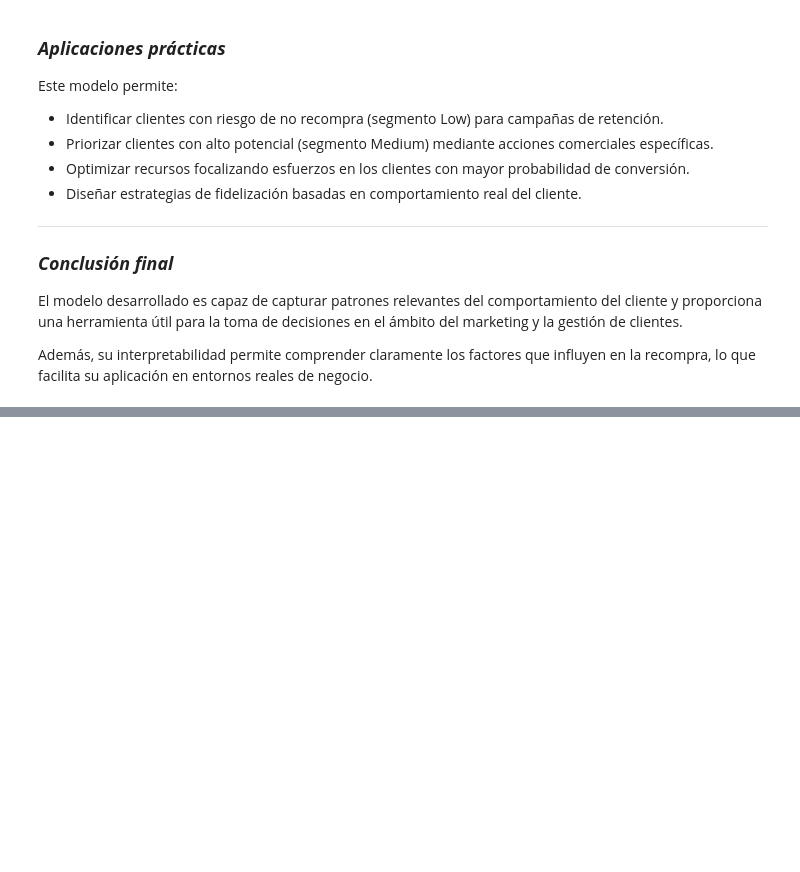
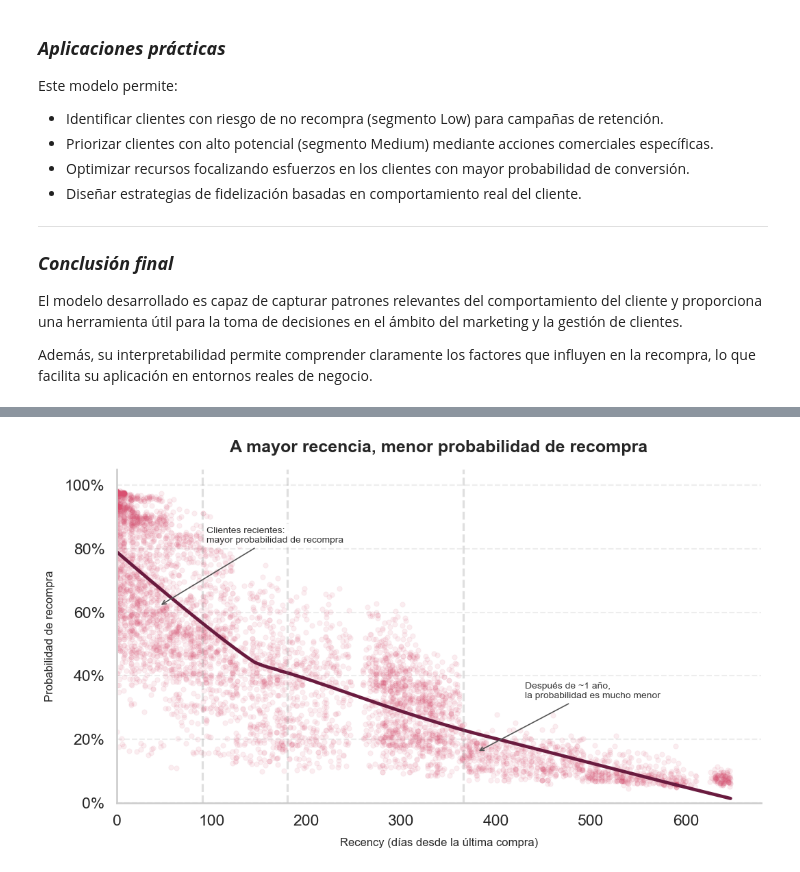
Before and after one commit to OscarFdz24/Proyecto_ML_Clientes_Oscar_Fernandez, a Jupyter notebook: modeloML_Logistica_LGBM.ipynb, the cells around one changed output, grey strips where cells are left out. Saved outputs shown, nothing was run; the diff lists cells and outputs as text; code cells hidden in the pictures; blank space fills up the shorter version.

```diff
--- a/modeloML_Logistica_LGBM.ipynb
+++ b/modeloML_Logistica_LGBM.ipynb
@@ -1811,0 +1928,74 @@ Además, su interpretabilidad permite comprender claramente los factores que inf
+# %%
+from matplotlib.ticker import PercentFormatter
+
+# Estilo general
+sns.set_theme(style="whitegrid", context="talk")
+
+fig, ax = plt.subplots(figsize=(11, 6.5))
+
+# Scatter suave para que no opaque la tendencia
+sns.scatterplot(
+    data=df_scoring,
+    x="recency",
+    y="prob_recompra",
+    alpha=0.10,
+    s=28,
+    color="#D94F70",
+    edgecolor=None,
+    ax=ax
+)
+
+# Línea LOWESS destacada
+sns.regplot(
+    data=df_scoring,
+    x="recency",
+    y="prob_recompra",
+    scatter=False,
+    lowess=True,
+    line_kws={"color": "#6A1B3F", "lw": 3.5},
+    ax=ax
+)
+
+# Títulos
+ax.set_title("A mayor recencia, menor probabilidad de recompra",
+             fontsize=18, weight="bold", pad=18)
+
+
+# Ejes
+ax.set_xlabel("Recency (días desde la última compra)", fontsize=12, labelpad=10)
+ax.set_ylabel("Probabilidad de recompra", fontsize=12, labelpad=10)
+ax.yaxis.set_major_formatter(PercentFormatter(1.0))
+
+# Límites y limpieza visual
+ax.set_ylim(0, 1.05)
+ax.set_xlim(left=0)
+ax.spines["top"].set_visible(False)
+ax.spines["right"].set_visible(False)
+ax.grid(True, axis="y", linestyle="--", alpha=0.35)
+ax.grid(False, axis="x")
+
+# Líneas de referencia por tramos
+for x in [90, 180, 365]:
+    ax.axvline(x, linestyle="--", color="gray", alpha=0.25)
+
+# Anotaciones de negocio
+ax.annotate(
+    "Clientes recientes:\nmayor probabilidad de recompra",
+    xy=(45, 0.62), xytext=(95, 0.82),
+    arrowprops=dict(arrowstyle="->", color="#555555", lw=1.2),
+    fontsize=10, color="#333333",
+    bbox=dict(boxstyle="round,pad=0.3", fc="white", ec="none", alpha=0.9)
+)
+
+ax.annotate(
+    "Después de ~1 año,\nla probabilidad es mucho menor",
+    xy=(380, 0.16), xytext=(430, 0.33),
+    arrowprops=dict(arrowstyle="->", color="#555555", lw=1.2),
+    fontsize=10, color="#333333",
+    bbox=dict(boxstyle="round,pad=0.3", fc="white", ec="none", alpha=0.9)
+)
+
+plt.tight_layout()
+plt.show()
+# %% [output]
+[figure, added]
```
Also changed, not shown: parts of 24 cells of this notebook, 1 other file.
